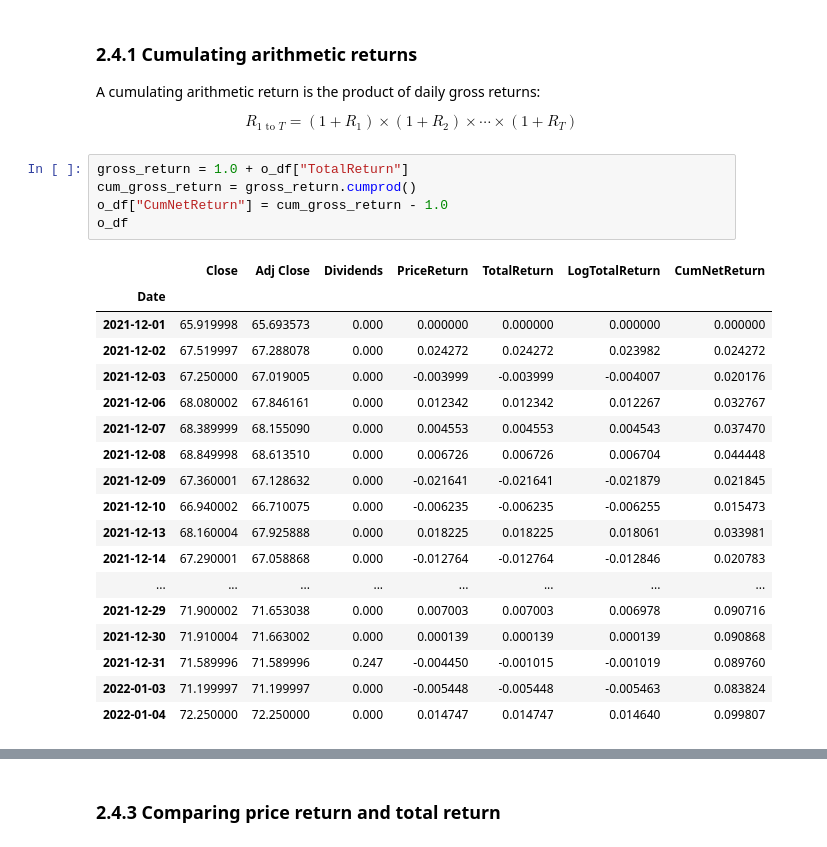
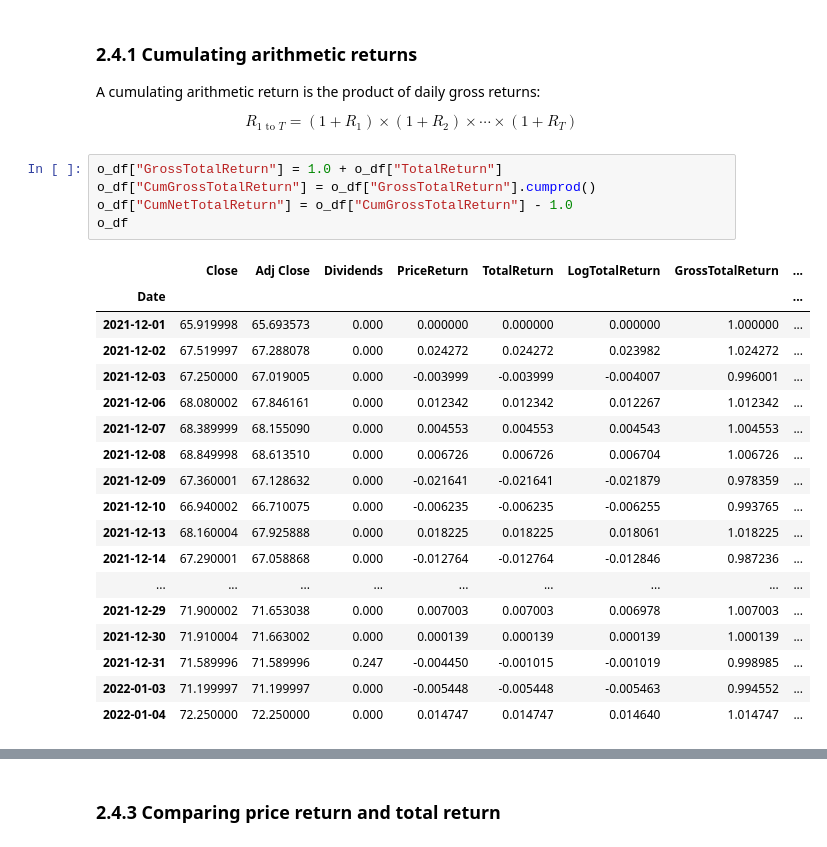
Before and after one commit to williewheeler/finance-demos, a Jupyter notebook: ch02-individual-security-returns.ipynb, the cells around one changed output, grey strips where cells are left out. Saved outputs shown, nothing was run; the diff lists cells and outputs as text.

```diff
--- a/ch02-individual-security-returns.ipynb
+++ b/ch02-individual-security-returns.ipynb
@@ -190,28 +192,28 @@ A cumulating arithmetic return is the product of daily gross returns:
 
 $$ R_{1 \text{ to } T} = (1 + R_1) \times (1 + R_2) \times \cdots \times (1 + R_T) $$
 # %%
-gross_return = 1.0 + o_df["TotalReturn"]
-cum_gross_return = gross_return.cumprod()
-o_df["CumNetReturn"] = cum_gross_return - 1.0
+o_df["GrossTotalReturn"] = 1.0 + o_df["TotalReturn"]
+o_df["CumGrossTotalReturn"] = o_df["GrossTotalReturn"].cumprod()
+o_df["CumNetTotalReturn"] = o_df["CumGrossTotalReturn"] - 1.0
 o_df
 # %% [output]
-|  | Close | Adj Close | Dividends | PriceReturn | TotalReturn | LogTotalReturn | CumNetReturn |
-| Date |  |  |  |  |  |  |  |
-| 2021-12-01 | 65.919998 | 65.693573 | 0.000 | 0.000000 | 0.000000 | 0.000000 | 0.000000 |
-| 2021-12-02 | 67.519997 | 67.288078 | 0.000 | 0.024272 | 0.024272 | 0.023982 | 0.024272 |
-| 2021-12-03 | 67.250000 | 67.019005 | 0.000 | -0.003999 | -0.003999 | -0.004007 | 0.020176 |
-| 2021-12-06 | 68.080002 | 67.846161 | 0.000 | 0.012342 | 0.012342 | 0.012267 | 0.032767 |
-| 2021-12-07 | 68.389999 | 68.155090 | 0.000 | 0.004553 | 0.004553 | 0.004543 | 0.037470 |
-| 2021-12-08 | 68.849998 | 68.613510 | 0.000 | 0.006726 | 0.006726 | 0.006704 | 0.044448 |
-| 2021-12-09 | 67.360001 | 67.128632 | 0.000 | -0.021641 | -0.021641 | -0.021879 | 0.021845 |
-| 2021-12-10 | 66.940002 | 66.710075 | 0.000 | -0.006235 | -0.006235 | -0.006255 | 0.015473 |
-| 2021-12-13 | 68.160004 | 67.925888 | 0.000 | 0.018225 | 0.018225 | 0.018061 | 0.033981 |
-| 2021-12-14 | 67.290001 | 67.058868 | 0.000 | -0.012764 | -0.012764 | -0.012846 | 0.020783 |
-| ... | ... | ... | ... | ... | ... | ... | ... |
-| 2021-12-29 | 71.900002 | 71.653038 | 0.000 | 0.007003 | 0.007003 | 0.006978 | 0.090716 |
-| 2021-12-30 | 71.910004 | 71.663002 | 0.000 | 0.000139 | 0.000139 | 0.000139 | 0.090868 |
-| 2021-12-31 | 71.589996 | 71.589996 | 0.247 | -0.004450 | -0.001015 | -0.001019 | 0.089760 |
-| 2022-01-03 | 71.199997 | 71.199997 | 0.000 | -0.005448 | -0.005448 | -0.005463 | 0.083824 |
-| 2022-01-04 | 72.250000 | 72.250000 | 0.000 | 0.014747 | 0.014747 | 0.014640 | 0.099807 |
+|  | Close | Adj Close | Dividends | PriceReturn | TotalReturn | LogTotalReturn | GrossTotalReturn | ... |
+| Date |  |  |  |  |  |  |  | ... |
+| 2021-12-01 | 65.919998 | 65.693573 | 0.000 | 0.000000 | 0.000000 | 0.000000 | 1.000000 | ... |
+| 2021-12-02 | 67.519997 | 67.288078 | 0.000 | 0.024272 | 0.024272 | 0.023982 | 1.024272 | ... |
+| 2021-12-03 | 67.250000 | 67.019005 | 0.000 | -0.003999 | -0.003999 | -0.004007 | 0.996001 | ... |
+| 2021-12-06 | 68.080002 | 67.846161 | 0.000 | 0.012342 | 0.012342 | 0.012267 | 1.012342 | ... |
+| 2021-12-07 | 68.389999 | 68.155090 | 0.000 | 0.004553 | 0.004553 | 0.004543 | 1.004553 | ... |
+| 2021-12-08 | 68.849998 | 68.613510 | 0.000 | 0.006726 | 0.006726 | 0.006704 | 1.006726 | ... |
+| 2021-12-09 | 67.360001 | 67.128632 | 0.000 | -0.021641 | -0.021641 | -0.021879 | 0.978359 | ... |
+| 2021-12-10 | 66.940002 | 66.710075 | 0.000 | -0.006235 | -0.006235 | -0.006255 | 0.993765 | ... |
+| 2021-12-13 | 68.160004 | 67.925888 | 0.000 | 0.018225 | 0.018225 | 0.018061 | 1.018225 | ... |
+| 2021-12-14 | 67.290001 | 67.058868 | 0.000 | -0.012764 | -0.012764 | -0.012846 | 0.987236 | ... |
+| ... | ... | ... | ... | ... | ... | ... | ... | ... |
+| 2021-12-29 | 71.900002 | 71.653038 | 0.000 | 0.007003 | 0.007003 | 0.006978 | 1.007003 | ... |
+| 2021-12-30 | 71.910004 | 71.663002 | 0.000 | 0.000139 | 0.000139 | 0.000139 | 1.000139 | ... |
+| 2021-12-31 | 71.589996 | 71.589996 | 0.247 | -0.004450 | -0.001015 | -0.001019 | 0.998985 | ... |
+| 2022-01-03 | 71.199997 | 71.199997 | 0.000 | -0.005448 | -0.005448 | -0.005463 | 0.994552 | ... |
+| 2022-01-04 | 72.250000 | 72.250000 | 0.000 | 0.014747 | 0.014747 | 0.014640 | 1.014747 | ... |
 # %% [markdown]
 ### 2.4.2 Cumulating logarithmic returns
```
Also changed, not shown: parts of 7 cells of this notebook.
